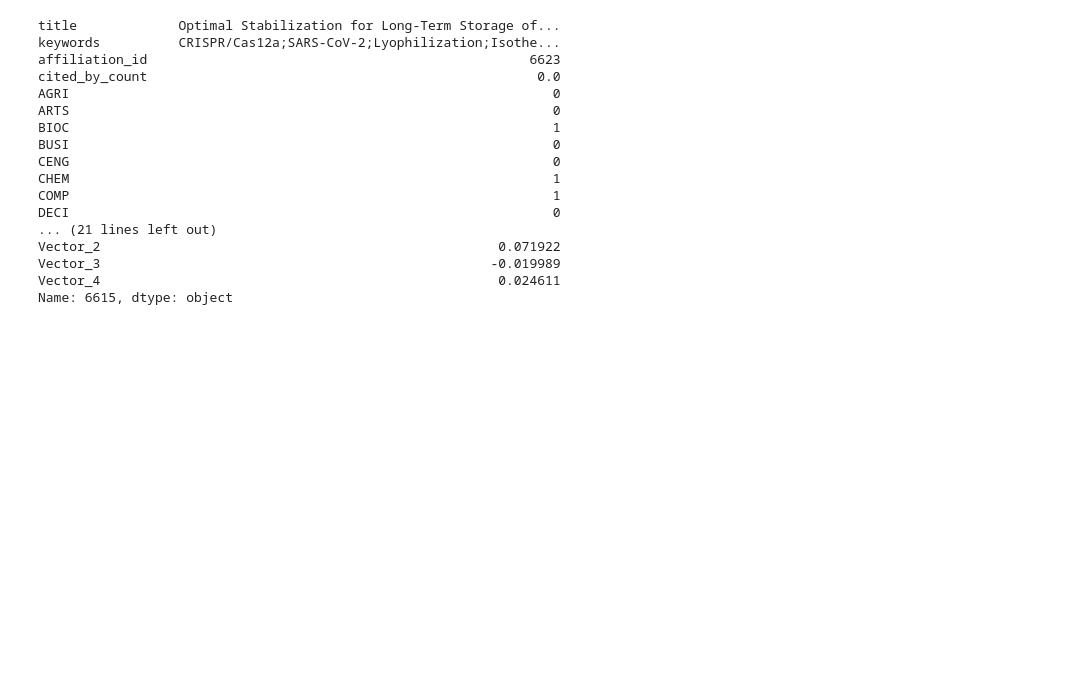
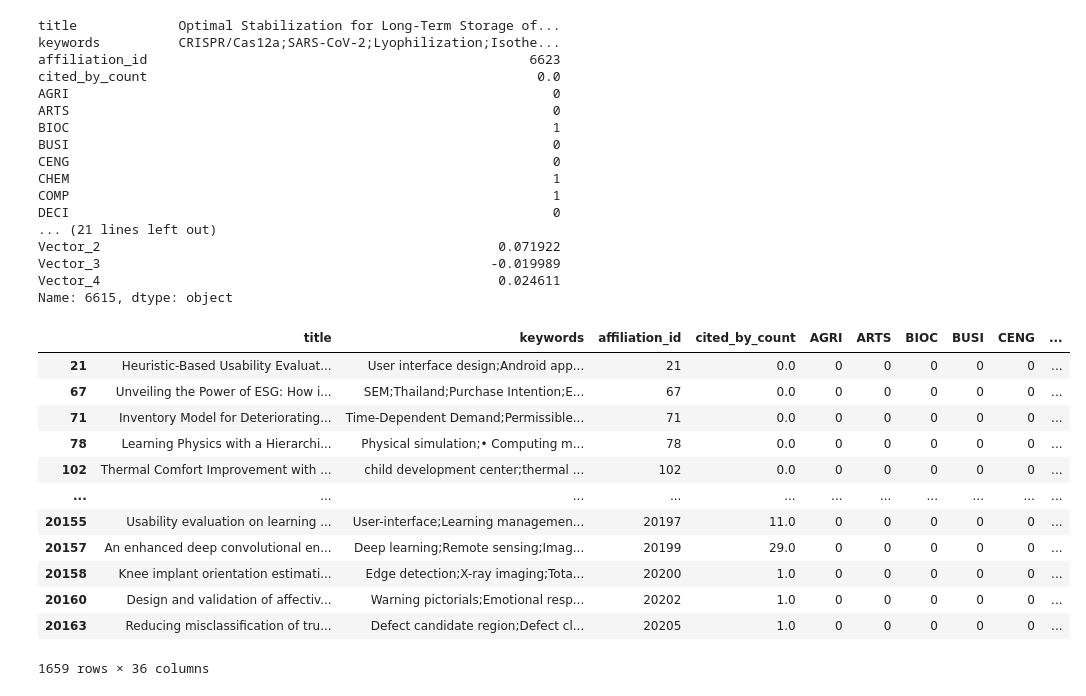
Before and after one commit to Mingpassawat/PaperRecommender, a Jupyter notebook: procress2.ipynb, the cells around one changed output. Drawn from its saved outputs; the diff is of its cells as text; code cells hidden in the pictures; blank space fills up the shorter version.

```diff
--- a/procress2.ipynb
+++ b/procress2.ipynb
@@ -247,3 +247,19 @@ Name: 6615, dtype: object
 # %%
 from sklearn.preprocessing import StandardScaler
 scaler = StandardScaler()
+# %%
+df_com
+# %% [output]
+|  | title | keywords | affiliation_id | cited_by_count | AGRI | ARTS | BIOC | BUSI | CENG | ... |
+| 21 | Heuristic-Based Usability Evaluat... | User interface design;Android app... | 21 | 0.0 | 0 | 0 | 0 | 0 | 0 | ... |
+| 67 | Unveiling the Power of ESG: How i... | SEM;Thailand;Purchase Intention;E... | 67 | 0.0 | 0 | 0 | 0 | 0 | 0 | ... |
+| 71 | Inventory Model for Deteriorating... | Time-Dependent Demand;Permissible... | 71 | 0.0 | 0 | 0 | 0 | 0 | 0 | ... |
+| 78 | Learning Physics with a Hierarchi... | Physical simulation;• Computing m... | 78 | 0.0 | 0 | 0 | 0 | 0 | 0 | ... |
+| 102 | Thermal Comfort Improvement with ... | child development center;thermal ... | 102 | 0.0 | 0 | 0 | 0 | 0 | 0 | ... |
+| ... | ... | ... | ... | ... | ... | ... | ... | ... | ... | ... |
+| 20155 | Usability evaluation on learning ... | User-interface;Learning managemen... | 20197 | 11.0 | 0 | 0 | 0 | 0 | 0 | ... |
+| 20157 | An enhanced deep convolutional en... | Deep learning;Remote sensing;Imag... | 20199 | 29.0 | 0 | 0 | 0 | 0 | 0 | ... |
+| 20158 | Knee implant orientation estimati... | Edge detection;X-ray imaging;Tota... | 20200 | 1.0 | 0 | 0 | 0 | 0 | 0 | ... |
+| 20160 | Design and validation of affectiv... | Warning pictorials;Emotional resp... | 20202 | 1.0 | 0 | 0 | 0 | 0 | 0 | ... |
+| 20163 | Reducing misclassification of tru... | Defect candidate region;Defect cl... | 20205 | 1.0 | 0 | 0 | 0 | 0 | 0 | ... |
+1659 rows × 36 columns
```
Also changed, not shown: 1 other file.
